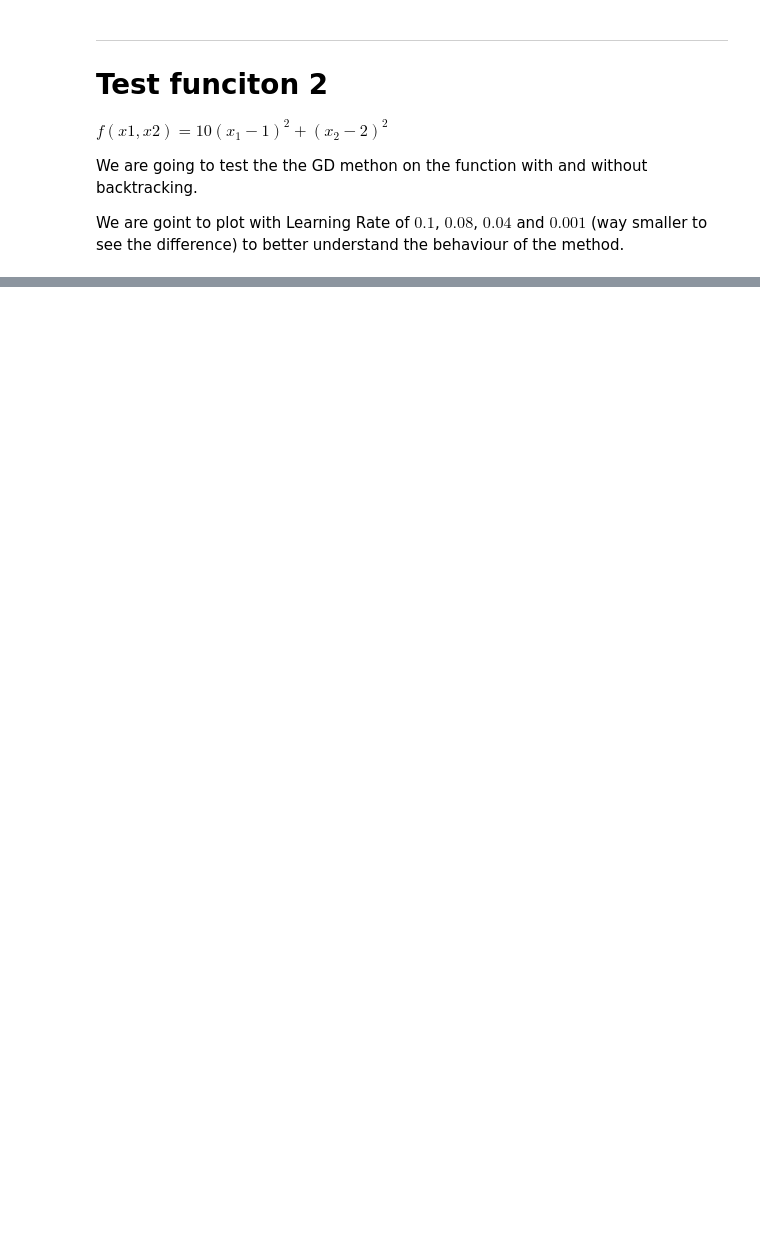
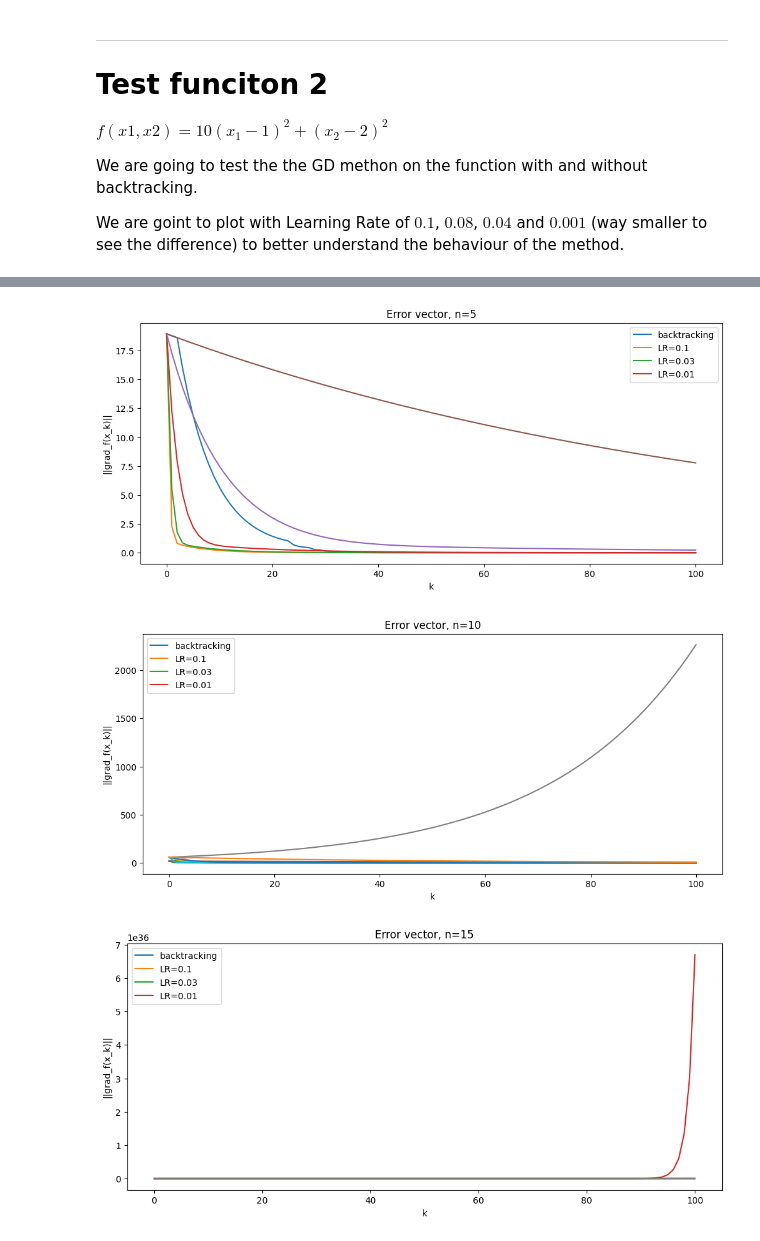
Before and after one commit to ChiaraAngileri/SMM_lab, a Jupyter notebook: Lab3/lab3.ipynb, the cells around one changed output, grey strips where cells are left out. Cells and saved outputs as stored; diff of their text form; code cells hidden in the pictures; blank space fills up the shorter version.

```diff
--- a/Lab3/lab3.ipynb
+++ b/Lab3/lab3.ipynb
@@ -480,0 +504,59 @@ Not using backtracking, with learning rate[0.001] and k[100]  [0.54429959 0.1814
+# %%
+N = np.asarray([5, 10, 15, 20])
+
+tolx = 1e-6
+tolf = 1e-6
+kmax = 100
+
+cvector = np.asarray([0.1, 0.08, 0.04, 0.01, 0.001])
+
+f_tot = []
+x_tot = []
+err_tot = []
+k_tot = []
+
+for n in N:
+
+    f = lambda x: f3(x, n)
+    grad_f = lambda x: grad_f3(x, n)
+
+    x0 = np.zeros((n, ))
+    x_min = np.zeros((6, n))
+
+    x, k, f_val, grads, err_val, _  = GD(f, grad_f, x0, kmax, tolf, tolx, useBackTracking=True)
+
+    f_tot.append(f_val)
+    x_tot.append(x)
+    err_tot.append(err_val)
+    k_tot.append(k)
+    x_min[0] = x[k]
+
+    i=1
+    for c in cvector:
+        x, k, f_val, grads, err_val, _  = GD(f, grad_f, x0, kmax, tolf, tolx, step=c, useBackTracking=False)
+
+        f_tot.append(f_val)
+        x_tot.append(x)
+        err_tot.append(err_val)
+        k_tot.append(k)
+        x_min[i] = (x[k])
+
+        i+=1
+
+    legend=['backtracking', 'LR=0.1', 'LR=0.03', 'LR=0.01']
+    plt.figure(figsize=(12, 5))
+
+    plt.title(f'Error vector, n={n}')
+    plt.xlabel('k')
+    plt.ylabel('||grad_f(x_k)||')
+
+    for e in range(len(f_tot)):
+        kk = np.arange(0, k_tot[e]+1)
+        plt.plot(kk, err_tot[e])
+    plt.legend(legend)
+
+    plt.show()
+# %% [output]
+[figure, added]
+[figure, added]
+[figure, added]
```
Also changed, not shown: parts of 4 cells of this notebook.
